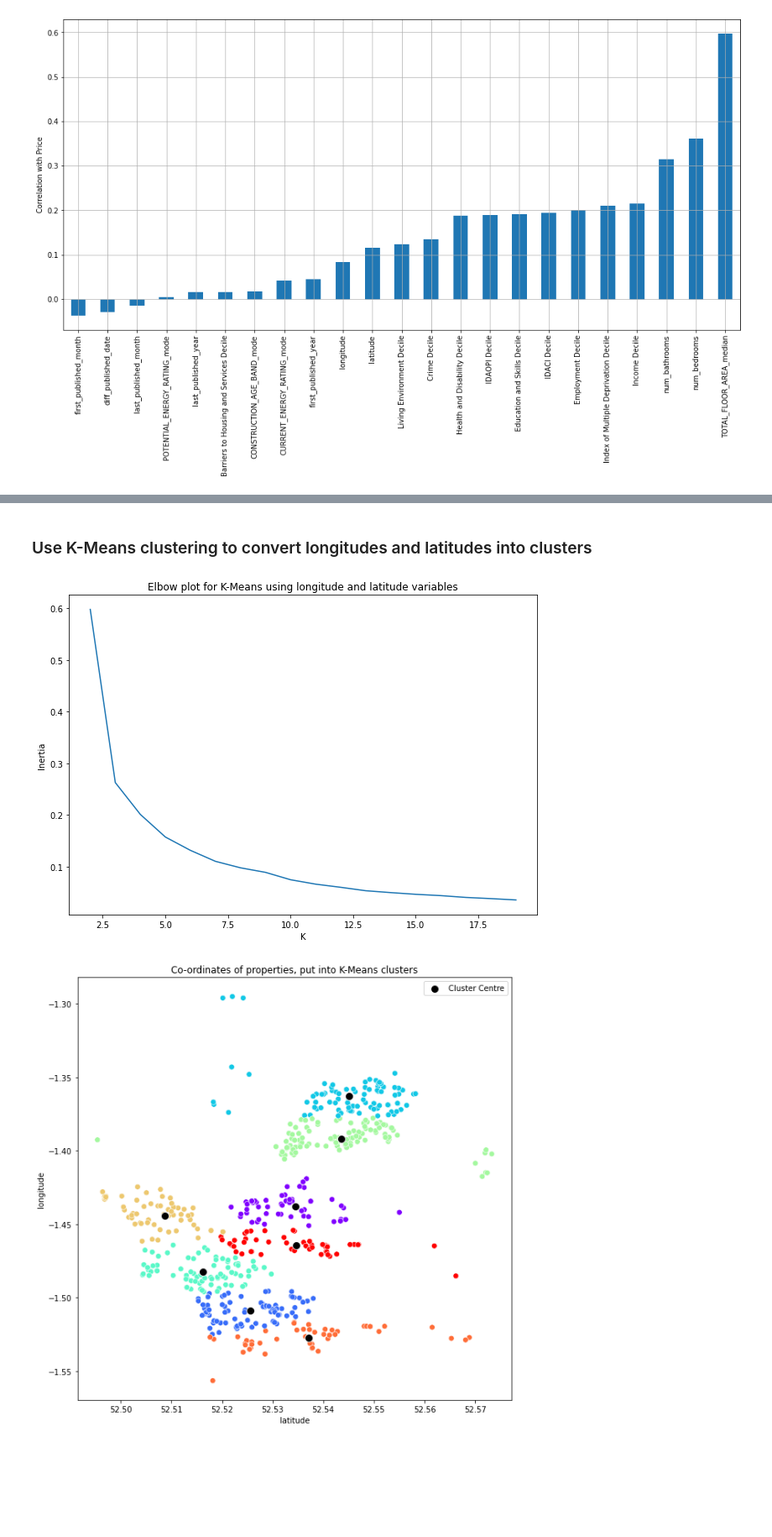
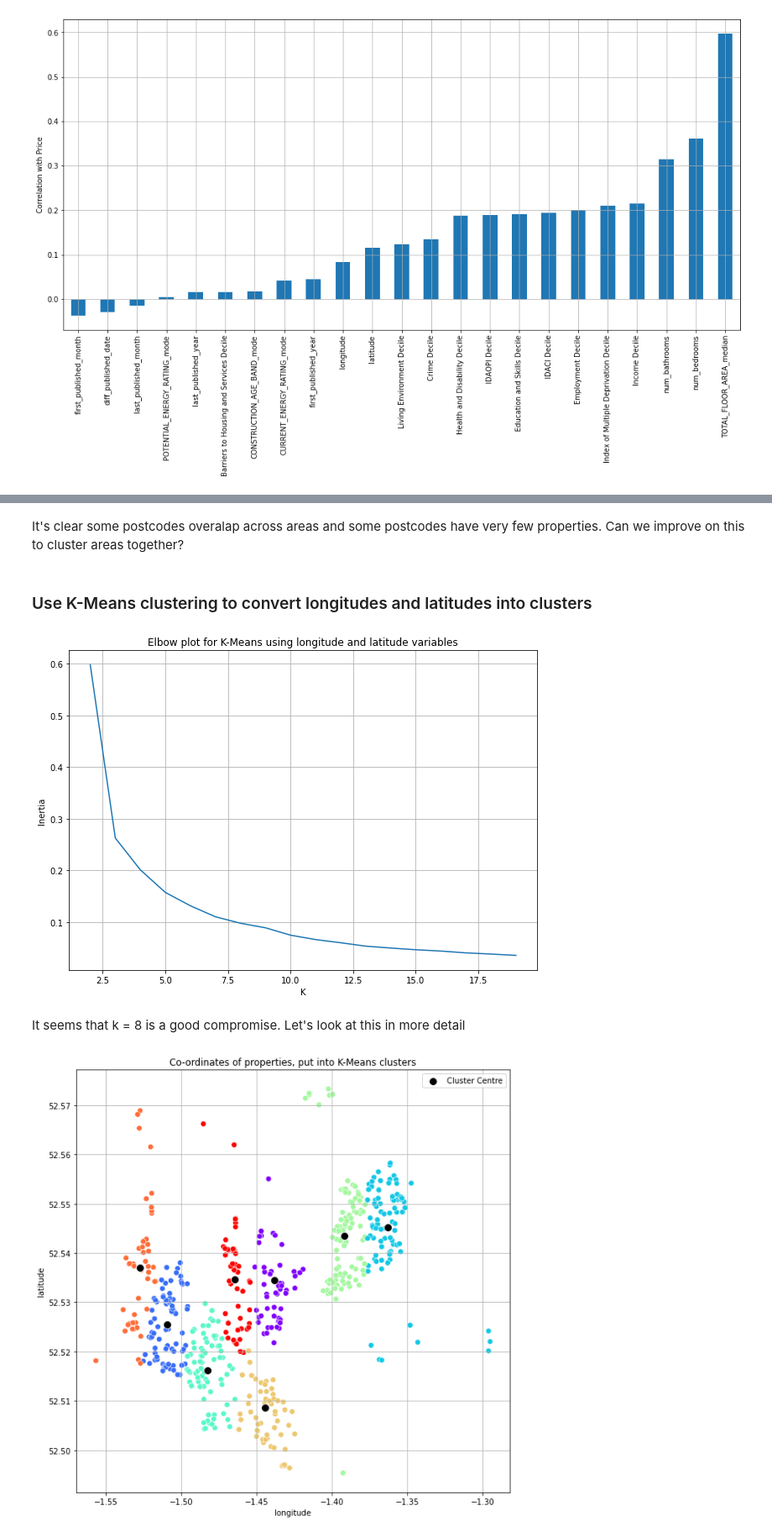
Before and after one commit to RobertVallance/house_prices_prediction_nuneaton_hinckley, a Jupyter notebook: 2.1-eda.ipynb, the cells around one changed output, grey strips where cells are left out. Shown at 84% size. Cells and saved outputs as stored; diff of their text form; code cells hidden in the pictures; blank space fills up the shorter version.

```diff
--- a/2.1-eda.ipynb
+++ b/2.1-eda.ipynb
@@ -383,34 +368,42 @@ Clearly longitude and latitude by themselves are too granular. Let's group these
+# %% [markdown]
+It's clear some postcodes overalap across areas and some postcodes have very few properties. Can we improve on this to cluster areas together?
 # %% [markdown]
 ### Use K-Means clustering to convert longitudes and latitudes into clusters
+# %%
+# Try varying numbers of k and create an inertia plot. A good k value will be at an 'elbow'
+# meaning that incresing k beyond this will not have much impact
+
+kmeans_info = {}
+inertia_array = []
+
+for k in range(2, 20):
+    kmeans_k = KMeans(k, random_state=40)
+    kmeans_k.fit(zoopla_df_train[['longitude', 'latitude']])
+    kmeans_info[k] = kmeans_k
+    inertia_array.append(kmeans_k.inertia_)
+
+plt.figure(figsize=(10,7))
+plt.plot(range(2,20), inertia_array)
+plt.title('Elbow plot for K-Means using longitude and latitude variables')
+plt.xlabel('K')
+plt.ylabel('Inertia')
+plt.grid()
+plt.show()
+# %% [output]
+[figure, added]
+# %% [markdown]
+It seems that k = 8 is a good compromise. Let's look at this in more detail
 # %%
-# make inertia plot
-kmeans_info = {}
-inertia_array = []
-
-for k in range(2, 20):
-    kmeans_k = KMeans(k, random_state=40)
-    kmeans_k.fit(zoopla_df_train[['latitude', 'longitude']])
-    kmeans_info[k] = kmeans_k
-    inertia_array.append(kmeans_k.inertia_)
-
-plt.figure(figsize=(10,7))
-plt.plot(range(2,20), inertia_array)
-plt.title('Elbow plot for K-Means using longitude and latitude variables')
-plt.xlabel('K')
-plt.ylabel('Inertia')
-plt.show()
-
-
-final_k = 8
+k_final = 8
 
 plt.figure(figsize=(10, 10))
-sns.scatterplot(data=zoopla_df_train, x='latitude', y='longitude', hue=kmeans_info[final_k].labels_,
+sns.scatterplot(data=zoopla_df_train, x='longitude', y='latitude', hue=kmeans_info[k_final].labels_,
                 palette='rainbow', s=50, legend=None)
-sns.scatterplot(x=kmeans_info[final_k].cluster_centers_[:,0], y=kmeans_info[final_k].cluster_centers_[:,1],
+sns.scatterplot(x=kmeans_info[k_final].cluster_centers_[:,0], y=kmeans_info[k_final].cluster_centers_[:,1],
                 color='k', s=100, label='Cluster Centre')
 plt.title('Co-ordinates of properties, put into K-Means clusters')
 plt.legend(fontsize=10)
+plt.grid()
 plt.show()
 # %% [output]
-[figure, old version]
+[figure, new version]
-[figure, removed]
```
Also changed, not shown: parts of 25 cells of this notebook.
